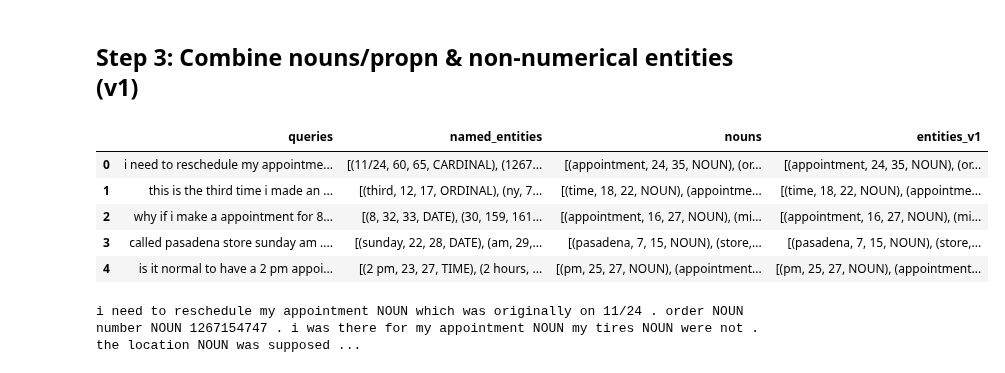
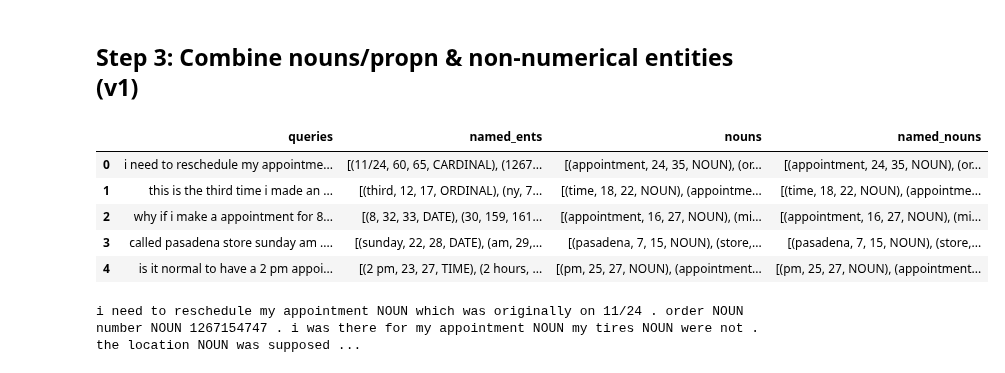
Before and after one commit to SocialSharma/named_entity_recognition, a Jupyter notebook: entity_extraction_v1.ipynb, the cells around one changed output. Saved outputs shown, nothing was run; the diff lists cells and outputs as text; code cells hidden in the pictures.

```diff
--- a/entity_extraction_v1.ipynb
+++ b/entity_extraction_v1.ipynb
@@ -101,11 +101,11 @@ i need to reschedule my appointment NOUN which was originally on 11/24 . order N
 # %% [markdown]
 ## Step 3: Combine nouns/propn & non-numerical entities (v1)
 # %%
-def extract_entities_v1(row_series):
+def extract_named_nouns(row_series):
     entities = set()
     idxs = set()
     for noun_tuple in row_series['nouns']:
-        for named_entity_tuple in row_series['named_entities']:
+        for named_entity_tuple in row_series['named_ents']:
             if noun_tuple[1] == named_entity_tuple[1]:
                 idxs.add(noun_tuple[1])
                 entities.add(named_entity_tuple)
@@ -114,13 +114,13 @@ def extract_entities_v1(row_series):
 
     return sorted(list(entities), key=lambda x: x[1])
 
-def add_entities_v1(df):
-    df['entities_v1'] = df.apply(extract_entities_v1, axis=1)
+def add_named_nouns(df):
+    df['named_nouns'] = df.apply(extract_named_nouns, axis=1)
 # %%
-add_entities_v1(df)
+add_named_nouns(df)
 display(df)
 # %% [output]
-|  | queries | named_entities | nouns | entities_v1 |
+|  | queries | named_ents | nouns | named_nouns |
 | 0 | i need to reschedule my appointme... | [(11/24, 60, 65, CARDINAL), (1267... | [(appointment, 24, 35, NOUN), (or... | [(appointment, 24, 35, NOUN), (or... |
 | 1 | this is the third time i made an ... | [(third, 12, 17, ORDINAL), (ny, 7... | [(time, 18, 22, NOUN), (appointme... | [(time, 18, 22, NOUN), (appointme... |
 | 2 | why if i make a appointment for 8... | [(8, 32, 33, DATE), (30, 159, 161... | [(appointment, 16, 27, NOUN), (mi... | [(appointment, 16, 27, NOUN), (mi... |
```
Also changed, not shown: parts of 28 cells of this notebook.
